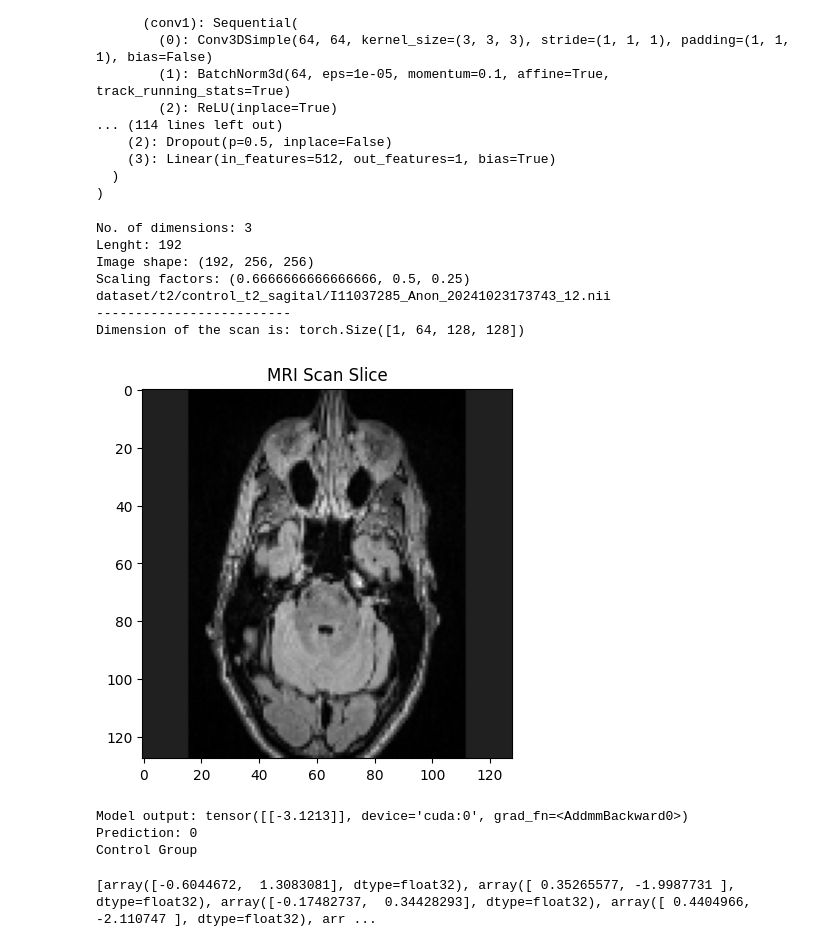
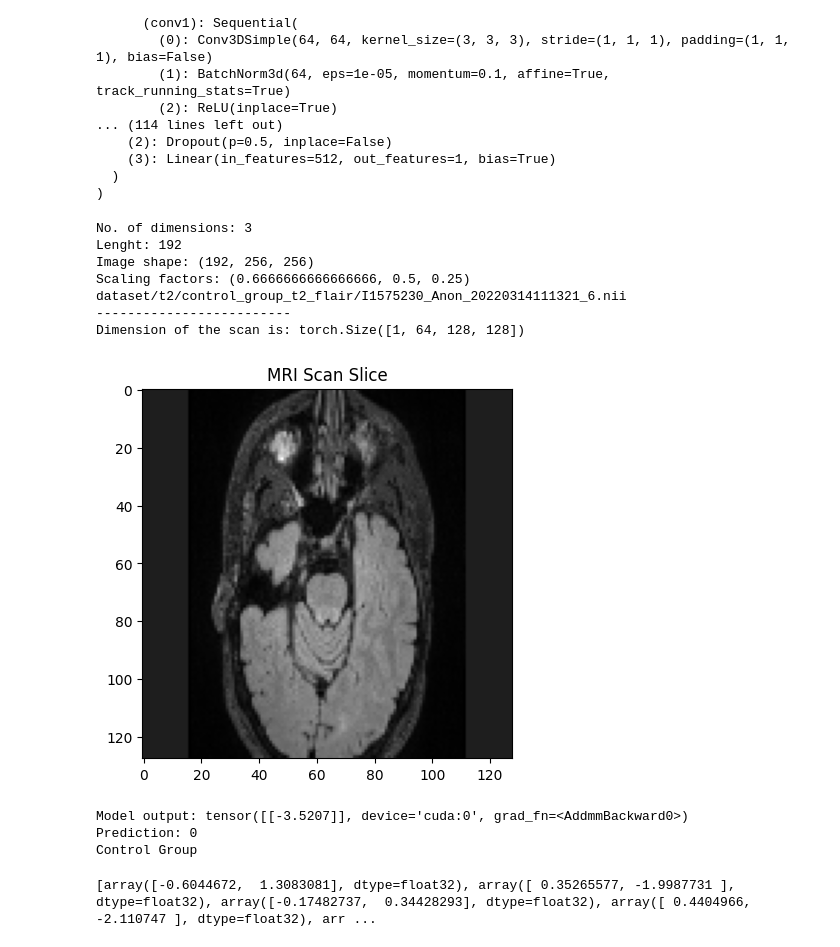
Before and after one commit to dantedellatogna/ParkinsonMRI, a Jupyter notebook: parkinson_classification.ipynb, the cells around one changed output. Cells and saved outputs as stored; diff of their text form; code cells hidden in the pictures.

```diff
--- a/parkinson_classification.ipynb
+++ b/parkinson_classification.ipynb
@@ -611,7 +611,7 @@ def process_scan(path):
     return volume
 
 #nifti_file = 'dataset/t2/pd_t2_sagital/I1490509_Anon_20210302144514_6.nii'
-nifti_file = 'dataset/t2/control_t2_sagital/I11037285_Anon_20241023173743_12.nii'
+nifti_file = 'dataset/t2/control_group_t2_flair/I1575230_Anon_20220314111321_6.nii'
 nifti_array = np.array(process_scan(nifti_file))
 
 volume = nifti_array
@@ -625,36 +625,36 @@ import matplotlib.pyplot as plt
 print('Dimension of the scan is:', volume.shape)
 plt.imshow(np.squeeze(volume[0, 32, :, :]), cmap="gray")
 plt.title("MRI Scan Slice")
 plt.show()
 
 volume = volume.unsqueeze(0)
 device = torch.device("cuda" if torch.cuda.is_available() else "cpu")
 model = model.to(device)
 
 # Perform inference
 output = model(volume.to(device))
 
 print(f"Model output: {output}")
 
 # Threshold at 0.5 for binary classification
 pred = 1 if output.item() > 0.5 else 0
 print(f"Prediction: {pred}")
 
 # Interpret the prediction
 if pred == 1:
     print('Parkinson’s Disease')
 else:
     print('Control Group')
 # %% [output]
 No. of dimensions: 3
 Lenght: 192
 Image shape: (192, 256, 256)
 Scaling factors: (0.6666666666666666, 0.5, 0.25)
-dataset/t2/control_t2_sagital/I11037285_Anon_20241023173743_12.nii
+dataset/t2/control_group_t2_flair/I1575230_Anon_20220314111321_6.nii
 -------------------------
 Dimension of the scan is: torch.Size([1, 64, 128, 128])
-[figure, old version]
+[figure, new version]
-Model output: tensor([[-3.1213]], device='cuda:0', grad_fn=<AddmmBackward0>)
+Model output: tensor([[-3.5207]], device='cuda:0', grad_fn=<AddmmBackward0>)
 Prediction: 0
 Control Group
 # %%
```
Also changed, not shown: parts of 1 cell of this notebook.
